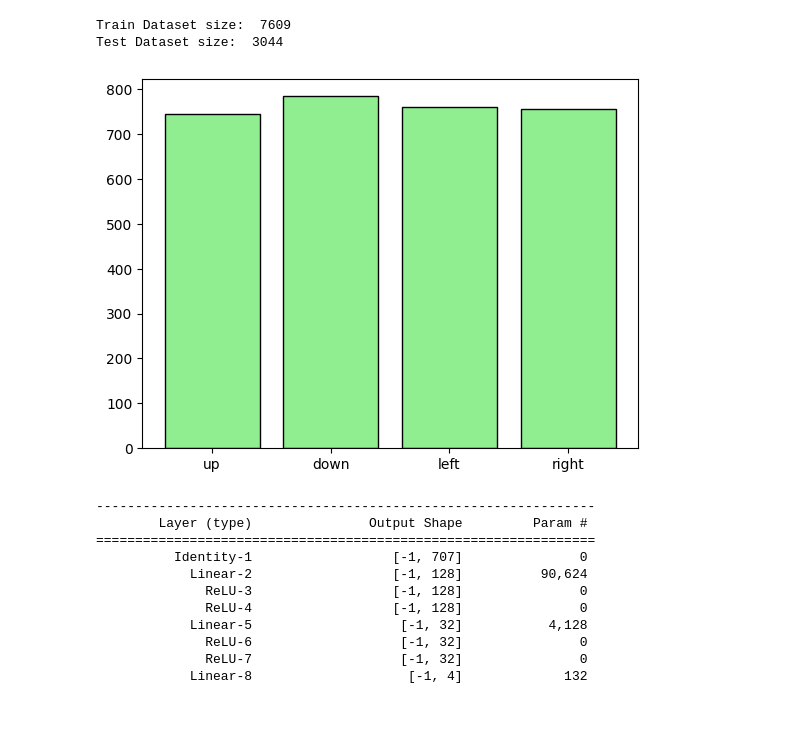
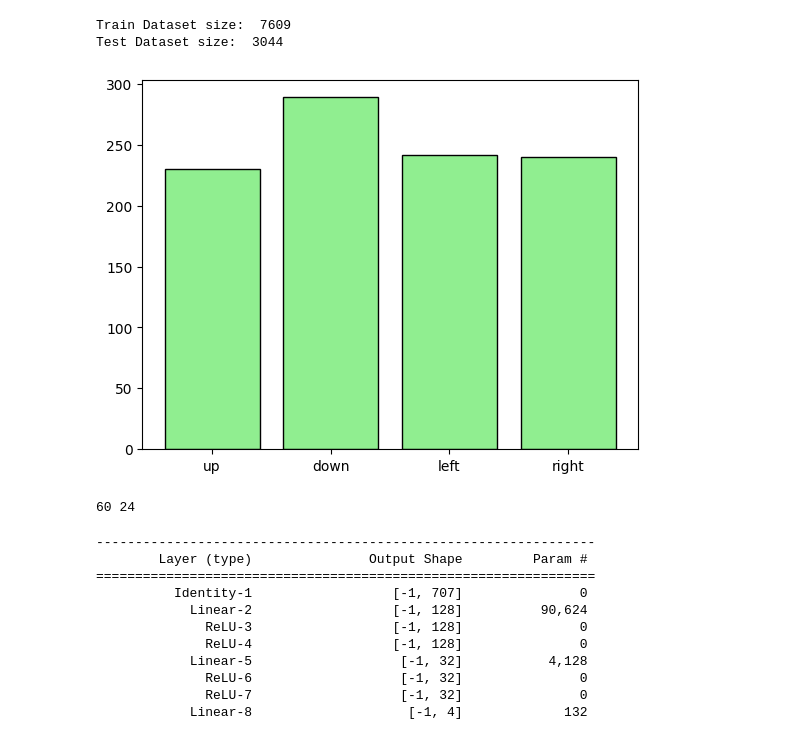
Before and after one commit to Vladimirescu/BIOSINF_IA2, a Jupyter notebook: L1/fully_connected.ipynb, the cells around one changed output. Cells and saved outputs as stored; diff of their text form; code cells hidden in the pictures.

```diff
--- a/L1/fully_connected.ipynb
+++ b/L1/fully_connected.ipynb
@@ -840,9 +854,9 @@ class GenericFCNN(nn.Module):
 # %% [markdown]
 Define model hyperparameters:
 # %%
-input_size = 3 * 32 * 32
+input_size = 1 * 16 * 16
 output_size = 10
-hidden_sizes = [512, 256, 128, 64]
+hidden_sizes = [128, 64]
 activation_fn = nn.ReLU()
 # %%
 model = GenericFCNN(input_size, output_size, hidden_sizes, activation_fn)
@@ -1072,7 +1080,7 @@ classes = ["up", "down", "left", "right"]
 # %%
 sr = 16_000
 max_length = 1  # seconds
-n_max = max_length * sr
+n_max = int(max_length * sr)
 # %%
 class CustomSpeechDataset(Dataset):
     def __init__(self, root_dir, classes, n_max, transform=None):
@@ -1237,7 +1251,7 @@ Feature ranges:  {'mfcc': (0, 707)}
 # %%
 import matplotlib.pyplot as plt
 
-fig, ax = plt.subplots(1, len(transform.transform_names), figsize=(15, 5))
+fig, ax = plt.subplots(1, len(transform.transform_names), figsize=(10, 4))
 if not isinstance(ax, list):
     ax = [ax]
 for i, (tr, rng) in enumerate(transform.feature_ranges.items()):
@@ -1253,11 +1267,10 @@ from sklearn.model_selection import StratifiedShuffleSplit
 from torch.utils.data import Subset, DataLoader
 from tqdm import tqdm
 
-num_splits = 1
 test_size = 0.2
 train_size = 0.5
 
-stratified_splitter = StratifiedShuffleSplit(n_splits=num_splits, test_size=test_size, train_size=train_size, random_state=33)
+stratified_splitter = StratifiedShuffleSplit(n_splits=1, test_size=test_size, train_size=train_size, random_state=33)
 
 targets = [speech_dataset_features.class_to_index[os.path.basename(os.path.dirname(file_path))] for file_path in speech_dataset_features.file_list]
 train_idx, test_idx = next(stratified_splitter.split(speech_dataset_features.file_list, targets))
@@ -1272,12 +1285,15 @@ Train Dataset size:  7609
 Test Dataset size:  3044
 # %%
 labels_test = [0 for _ in range(len(classes))]
-for sample, label in tqdm(test_dataset_speech):
+for i, (sample, label) in tqdm(enumerate(test_dataset_speech)):
     labels_test[label] += 1
+
+    if i == 1000:
+        break
 
 plt.bar([i for i in range(len(classes))], labels_test, color='lightgreen', ec='black')
 plt.xticks([i for i in range(len(classes))], labels=classes)
 plt.show()
 # %% [output]
-[figure, old version]
+[figure, new version]
 # %%
@@ -1290,6 +1306,10 @@ activation_fn = nn.ReLU()
 # %%
 train_loader_speech = DataLoader(train_dataset_speech, batch_size=batch_size, shuffle=True)
 test_loader_speech = DataLoader(test_dataset_speech, batch_size=batch_size, shuffle=False)
+# %%
+print(len(train_loader_speech), len(test_loader_speech))
+# %% [output]
+60 24
 # %%
 model = GenericFCNN(input_size, output_size, hidden_sizes, activation_fn, input_flatten=False)
 # %%
```
Also changed, not shown: parts of 43 cells of this notebook, 4 other files.
